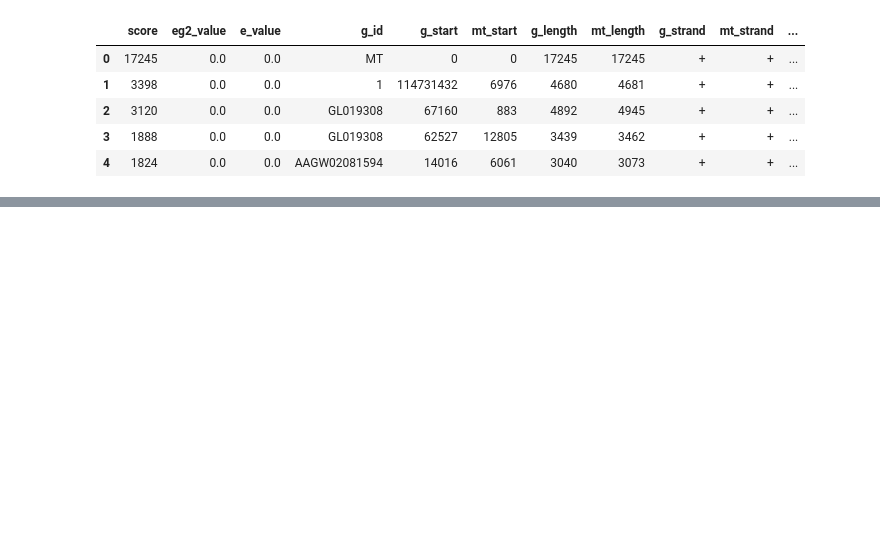
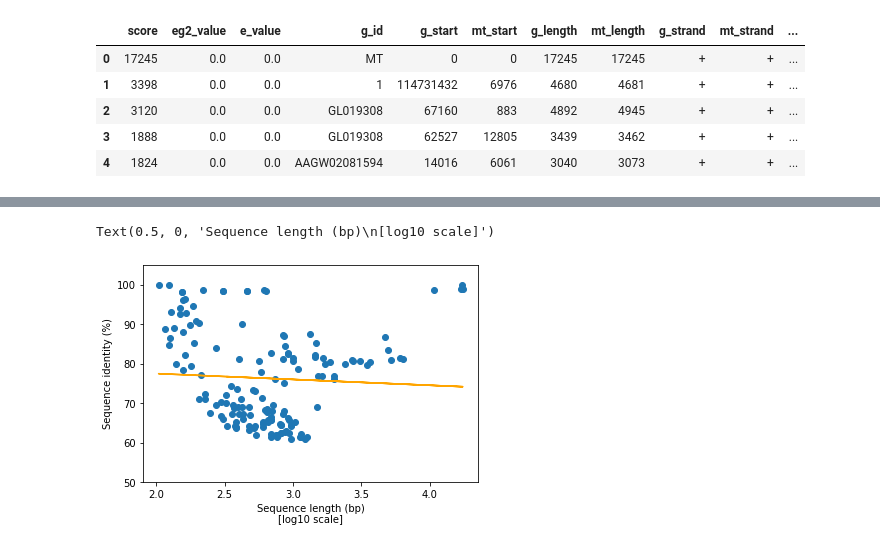
Before and after one commit to balintbiro/Oryctolagus_cuniculus_numts, a Jupyter notebook: codes/trials/length_vs_identity.ipynb, the cells around one changed output, grey strips where cells are left out. Drawn from its saved outputs; the diff is of its cells as text; code cells hidden in the pictures; blank space fills up the shorter version.

```diff
--- a/codes/trials/length_vs_identity.ipynb
+++ b/codes/trials/length_vs_identity.ipynb
@@ -46,0 +65,12 @@ Name: g_sequence, Length: 153, dtype: float64
+# %%
+log10_scale=pd.Series(identities.index).apply(lambda value:np.log10(value))
+# %%
+plt.scatter(log10_scale, identities)
+plt.ylim(50,105)
+m, b = np.polyfit(log10_scale, identities, 1)
+plt.plot(log10_scale, m*log10_scale + b, 'orange')
+plt.ylabel('Sequence identity (%)')
+plt.xlabel('Sequence length (bp)\n[log10 scale]')
+# %% [output]
+Text(0.5, 0, 'Sequence length (bp)\n[log10 scale]')
+[figure, added]
```
Also changed, not shown: parts of 6 cells of this notebook.
